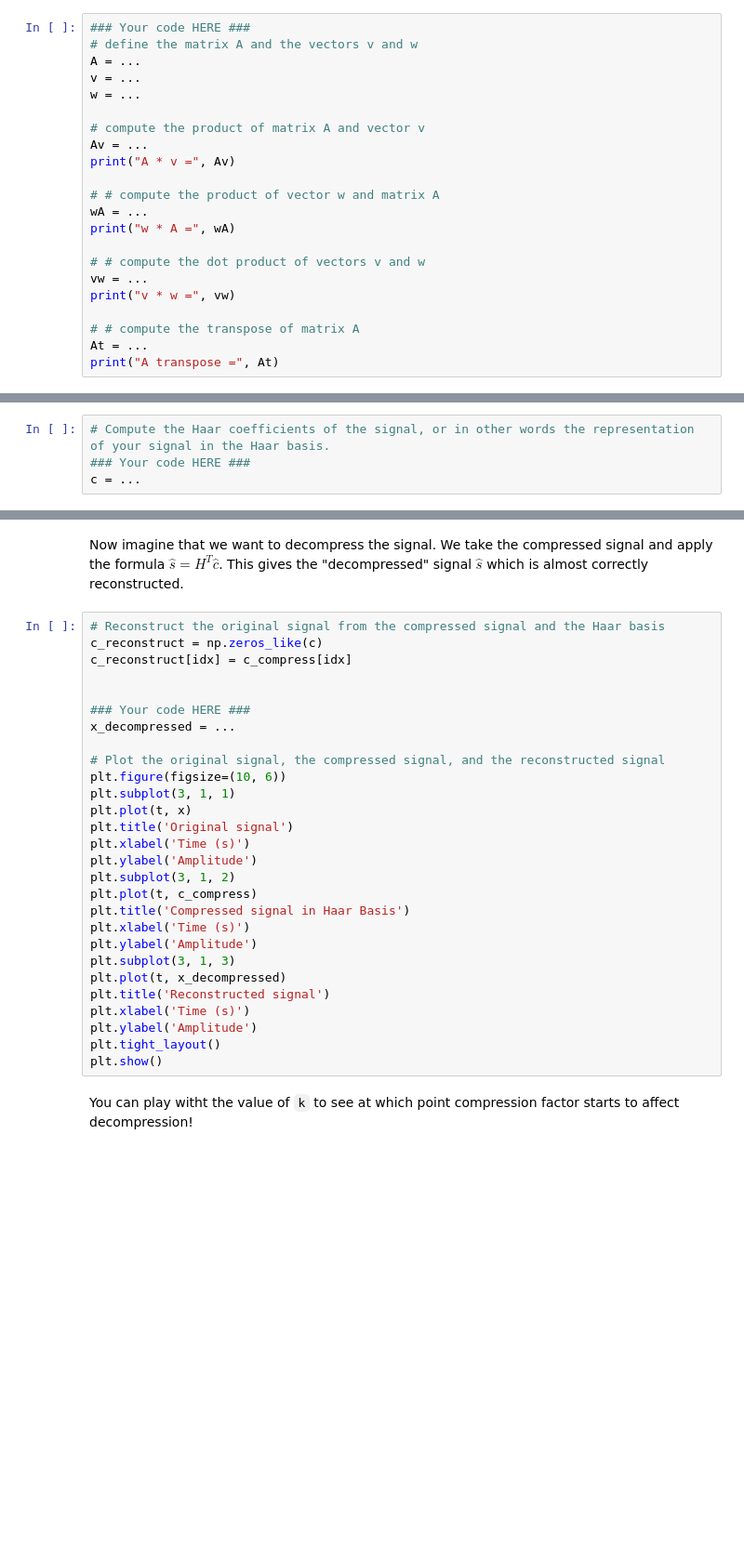
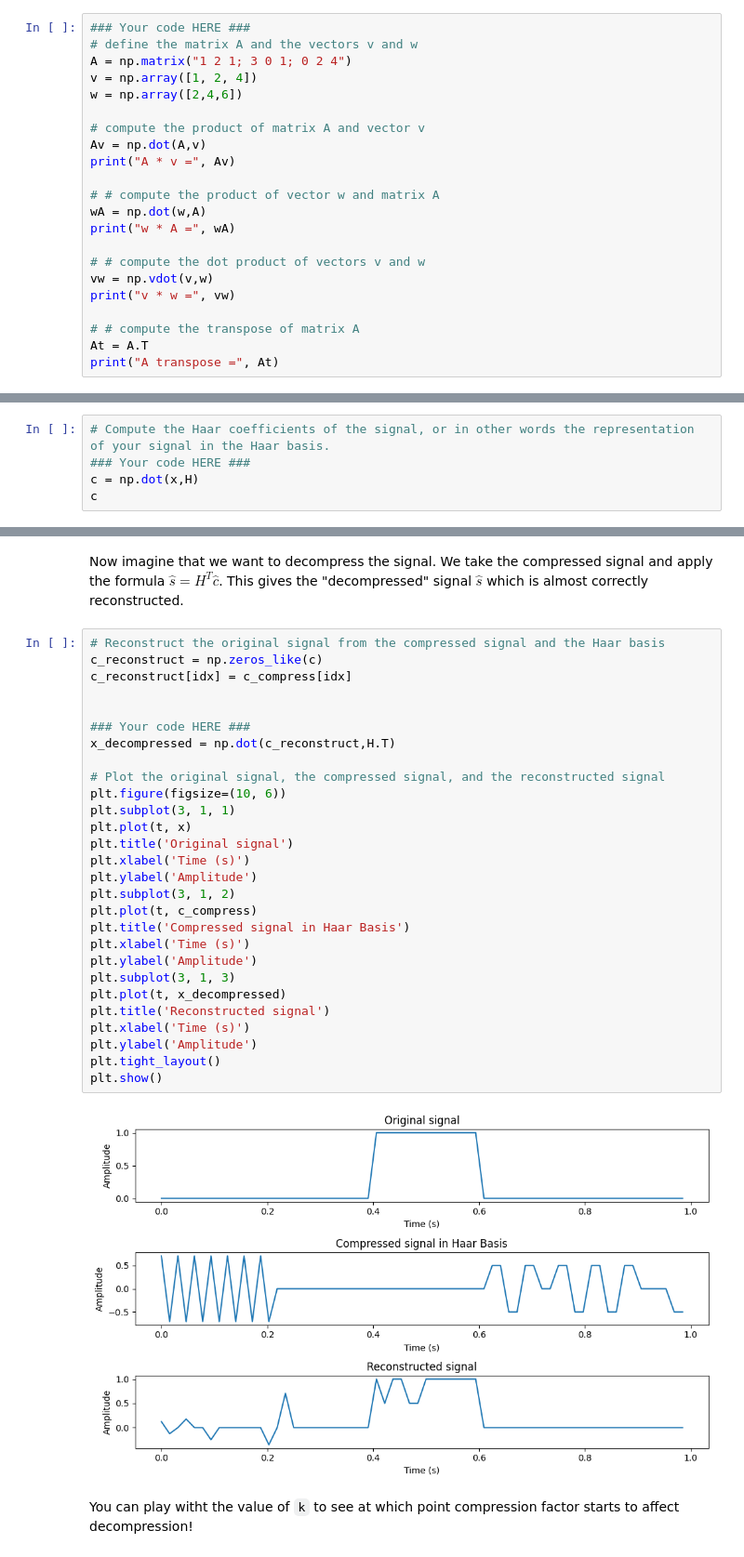
Before and after one commit to Titantek/COM2O2, a Jupyter notebook: 02-linalg/lab2_COM202.ipynb, the cells around one changed output, grey strips where cells are left out. Shown: that part at 93% size. Drawn from its saved outputs; the diff is of its cells as text; blank space fills up the shorter version.

```diff
--- a/02-linalg/lab2_COM202.ipynb
+++ b/02-linalg/lab2_COM202.ipynb
@@ -295,22 +373,22 @@ and v, w vectors: $$v = \begin{bmatrix} 1 & 2 & 4 \end{bmatrix} \\w = \begin{bma
 # %%
 ### Your code HERE ###
 # define the matrix A and the vectors v and w
-A = ...
-v = ...
-w = ...
+A = np.matrix("1 2 1; 3 0 1; 0 2 4")
+v = np.array([1, 2, 4])
+w = np.array([2,4,6])
 
 # compute the product of matrix A and vector v
-Av = ...
+Av = np.dot(A,v)
 print("A * v =", Av)
 
 # # compute the product of vector w and matrix A
-wA = ...
+wA = np.dot(w,A)
 print("w * A =", wA)
 
 # # compute the dot product of vectors v and w
-vw = ...
+vw = np.vdot(v,w)
 print("v * w =", vw)
 
 # # compute the transpose of matrix A
-At = ...
+At = A.T
 print("A transpose =", At)
@@ -438,4 +536,5 @@ Next we actually change the basis. You should implement the change of basis your
 # %%
 # Compute the Haar coefficients of the signal, or in other words the representation of your signal in the Haar basis.
 ### Your code HERE ###
-c = ...
+c = np.dot(x,H)
+c
@@ -477,31 +592,33 @@ Now imagine that we want to decompress the signal. We take the compressed signal
 # %%
 # Reconstruct the original signal from the compressed signal and the Haar basis
 c_reconstruct = np.zeros_like(c)
 c_reconstruct[idx] = c_compress[idx]
 
 
 ### Your code HERE ###
-x_decompressed = ...
+x_decompressed = np.dot(c_reconstruct,H.T)
 
 # Plot the original signal, the compressed signal, and the reconstructed signal
 plt.figure(figsize=(10, 6))
 plt.subplot(3, 1, 1)
 plt.plot(t, x)
 plt.title('Original signal')
 plt.xlabel('Time (s)')
 plt.ylabel('Amplitude')
 plt.subplot(3, 1, 2)
 plt.plot(t, c_compress)
 plt.title('Compressed signal in Haar Basis')
 plt.xlabel('Time (s)')
 plt.ylabel('Amplitude')
 plt.subplot(3, 1, 3)
 plt.plot(t, x_decompressed)
 plt.title('Reconstructed signal')
 plt.xlabel('Time (s)')
 plt.ylabel('Amplitude')
 plt.tight_layout()
 plt.show()
+# %% [output]
+[figure, added]
 # %% [markdown]
 You can play witht the value of `k` to see at which point compression factor starts to affect decompression!
 # %% [markdown]
```
Also changed, not shown: parts of 18 cells of this notebook, 1 other file.
